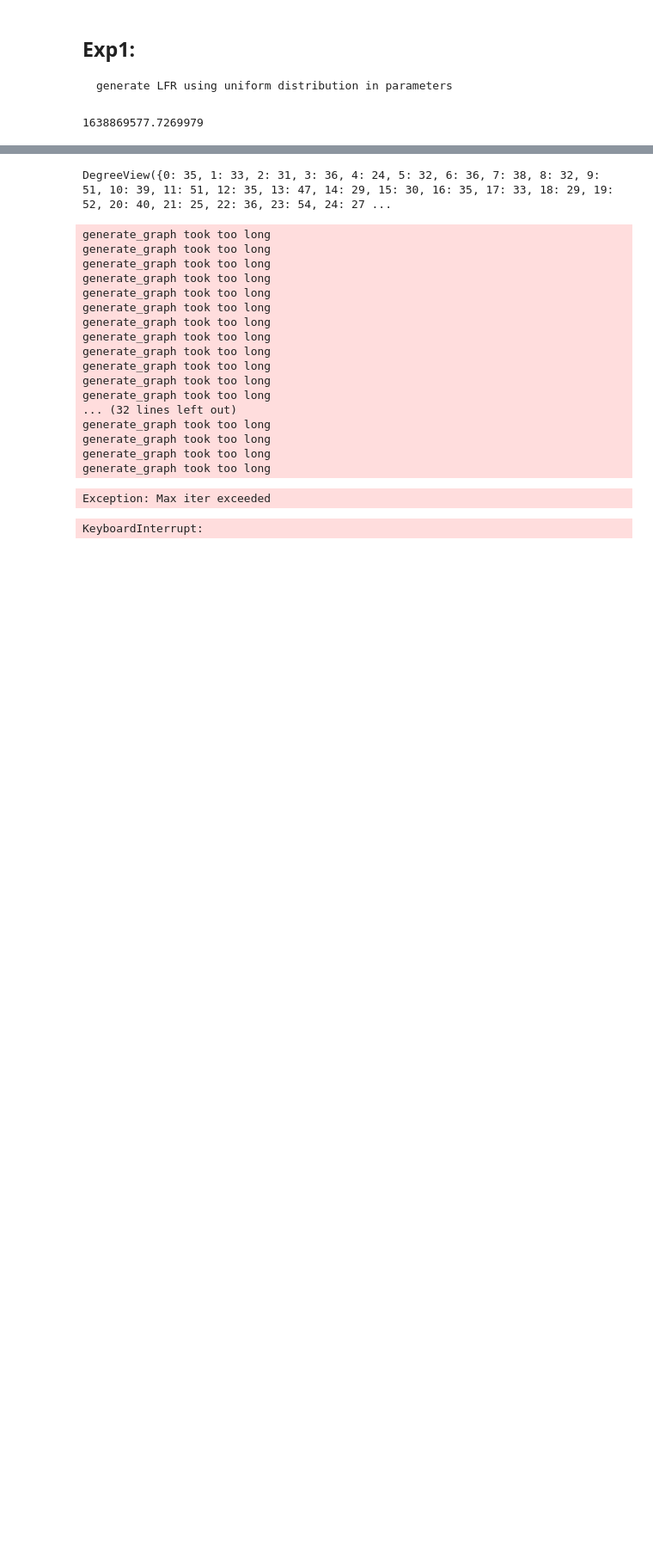
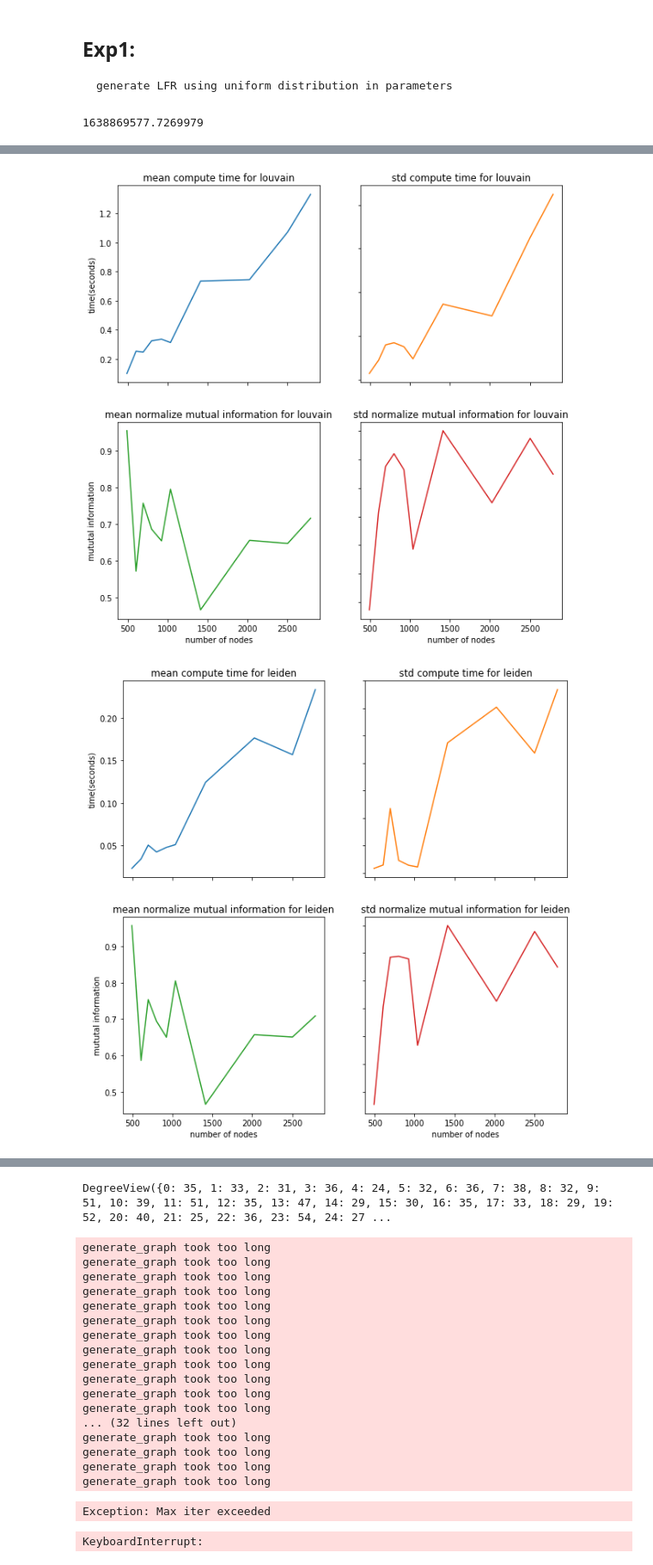
Before and after one commit to sajjadGG/Community-Detection-Task, a Jupyter notebook: Explore.ipynb, the cells around one changed output, grey strips where cells are left out. Shown at 86% size. Cells and saved outputs as stored; diff of their text form; code cells hidden in the pictures; blank space fills up the shorter version.

```diff
--- a/Explore.ipynb
+++ b/Explore.ipynb
@@ -231,8 +218,8 @@ time.time()
 # %% [output]
 1638869577.7269979
 # %%
-def generate_graph():
-    n = np.random.randint(250,20000)
+def generate_graph(n_low=250,n_high=10000):
+    n = np.random.randint(n_low,n_high)
     tau1 = 3
     tau2 = 1.5
     mu = np.random.uniform(0.03,0.75)
@@ -328,0 +340,44 @@ params
+# %%
+
+for ca in com_algs:
+    running_time_mean = []
+    running_time_std = []
+    nmi_mean = []
+    nmi_std = []
+    degree =[]
+    for i in range(0,len(metric),num_trails):
+
+        running_time_mean.append(np.mean([m[ca][1] for m in metric[i:i+num_trails]]))
+        running_time_std.append(np.std([m[ca][1] for m in metric[i:i+num_trails]]))
+
+        nmi_mean.append(np.mean([m[ca][0] for m in metric[i:i+num_trails]]))
+        nmi_std.append(np.std([m[ca][0] for m in metric[i:i+num_trails]]))
+
+        degree.append(np.mean([m for m in params[i:i+num_trails]]))
+
+
+
+    fig, axs = plt.subplots(2, 2,figsize=(10,10))
+
+    axs[0, 0].plot(degree, running_time_mean)
+    axs[0, 0].set_title(f"mean compute time for {ca}")
+    axs[0, 0].set(xlabel='number of nodes', ylabel='time(seconds)')
+
+    axs[0, 1].plot(degree, running_time_std, 'tab:orange')
+    axs[0, 1].set_title(f"std compute time for {ca}")
+    axs[0, 1].set(xlabel='number of nodes', ylabel='time(seconds)')
+
+    axs[1, 0].plot(degree, nmi_mean, 'tab:green')
+    axs[1, 0].set_title(f"mean normalize mutual information for {ca}")
+    axs[1, 0].set(xlabel='number of nodes', ylabel='mututal information')
+
+    axs[1, 1].plot(degree, nmi_std, 'tab:red')
+    axs[1, 1].set_title(f"std normalize mutual information for {ca}")
+    axs[1, 1].set(xlabel='number of nodes', ylabel='mututal information')
+
+    for ax in axs.flat:
+        ax.label_outer()
+    plt.savefig(f"result {ca}.png")
+# %% [output]
+[figure, added]
+[figure, added]
```
Also changed, not shown: parts of 13 cells of this notebook, 2 other files.
